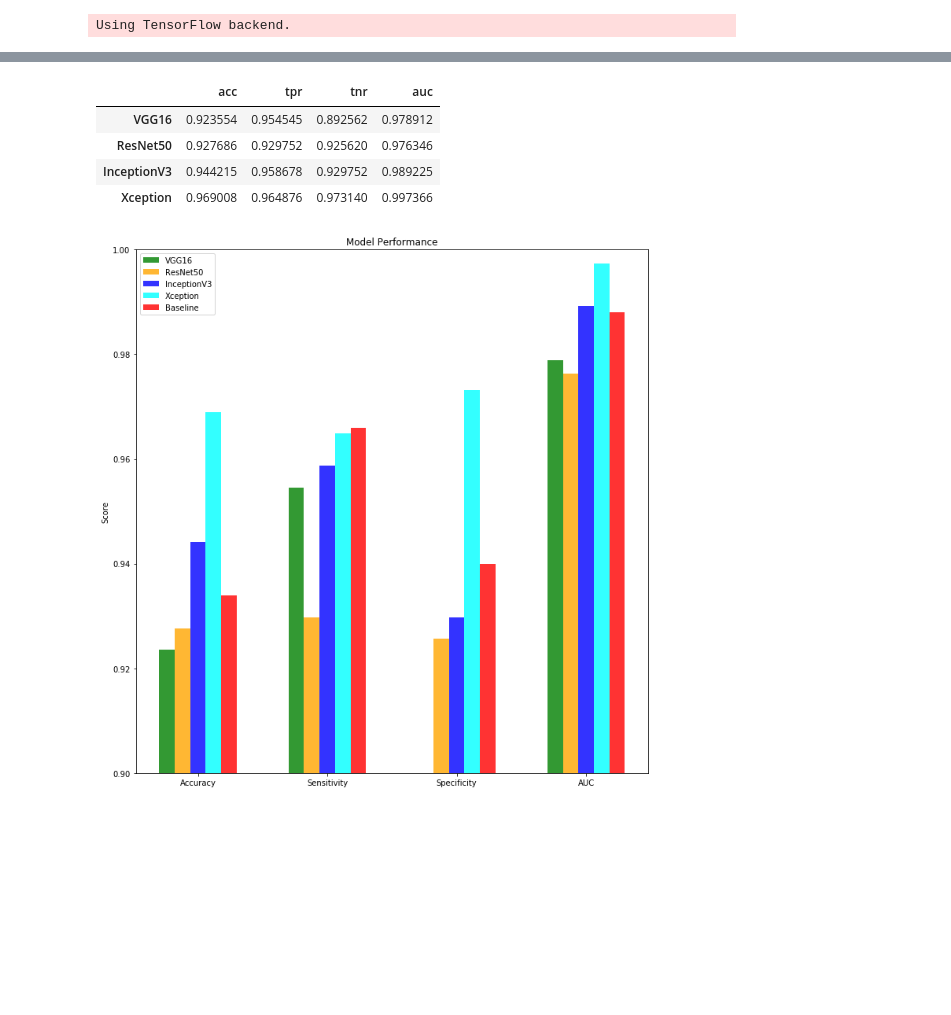
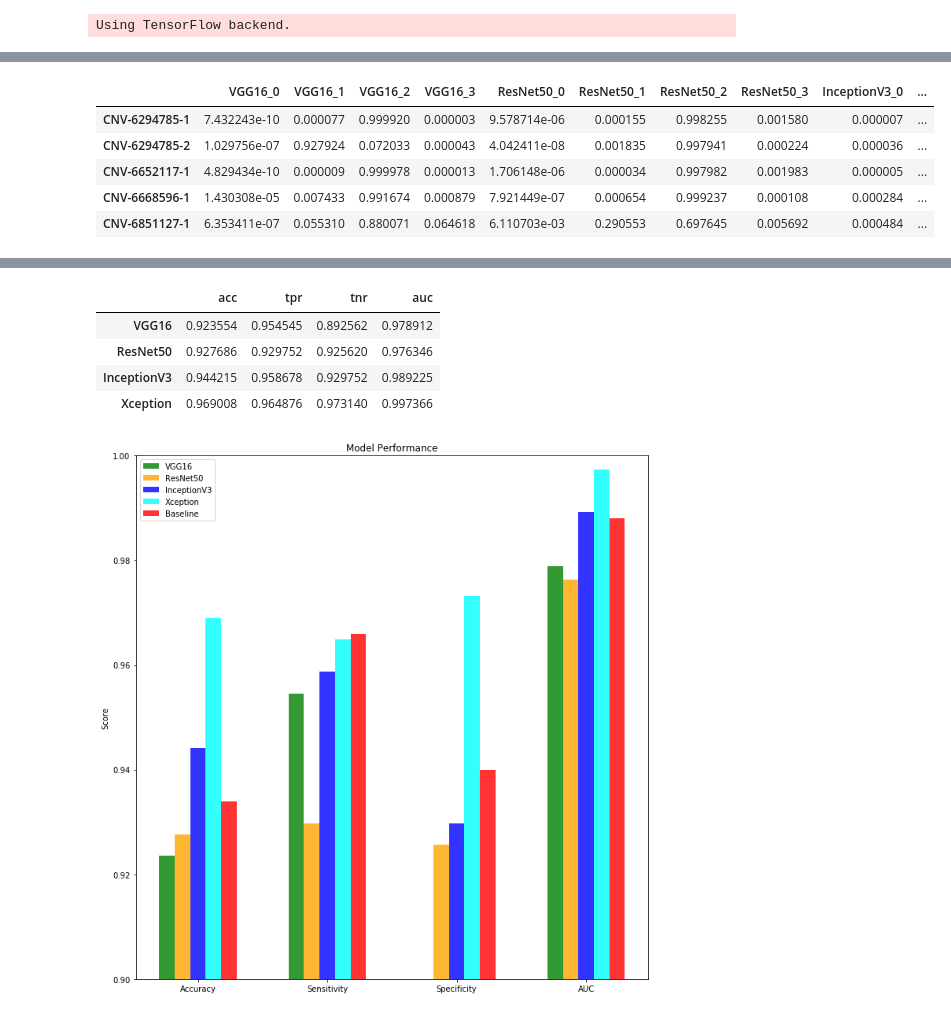
Before and after one commit to amourav/OCT-Image-Classification, a Jupyter notebook: Evaluation/modelComparison/model comparison 4.ipynb, the cells around one changed output, grey strips where cells are left out. Drawn from its saved outputs; the diff is of its cells as text; code cells hidden in the pictures; blank space fills up the shorter version.

```diff
--- a/Evaluation/modelComparison/model comparison 4.ipynb
+++ b/Evaluation/modelComparison/model comparison 4.ipynb
@@ -23,6 +23,12 @@ from evalUtils import plotModelHist, UrgentVRoutne, reportBinaryScores
 # %%
 yTestPath = r"D:\Projects\OCT-Image-Classification\PreprocessedData\preprocessedForCNN\224 x 224\targetData_(224, 224, 3)_test.csv"
 yTrueTest = pd.read_csv(yTestPath, index_col=0)
+# %%
+yValPath = r"D:\Projects\OCT-Image-Classification\PreprocessedData\preprocessedForCNN\224 x 224\targetData_(224, 224, 3)_val.csv"
+yTrueVal = pd.read_csv(yValPath, index_col=0)
+# %%
+yTrnPath = r"D:\Projects\OCT-Image-Classification\PreprocessedData\preprocessedForCNN\299x299\targetData_(299, 299, 3)_train.npy"
+yTrueTrn = np.load(yTrnPath)
 # %%
 modelsPath = r"D:\Projects\OCT-Image-Classification\modelOutput\compareModels4"
 InceptionPath = r"InceptionV3_dataAug_False2019-06-01_20_41_default"
@@ -35,8 +41,12 @@ modelNames = ["VGG16", "ResNet50", "InceptionV3", "Xception"] #
 yLblsUnique = np.unique(yTrueTest.values)
 modelPred = {}
 modelPredDF = pd.DataFrame(index=yTrueTest.index)
+modelValPredDF = pd.DataFrame(index=yTrueVal.index)
+
+modelTrnPredDF = pd.DataFrame(index=np.arange(len(yTrueTrn)))
+
 for i, (expDir, modelName) in enumerate(zip(dirList, modelNames)):
-    print(i, expDir)
+    print(i, expDir, modelName)
     expPath = join(modelsPath, expDir)
     assert(os.path.isdir(expPath))
     histPath = join(expPath, "{}_History.csv".format(modelName))
@@ -45,6 +55,12 @@ for i, (expDir, modelName) in enumerate(zip(dirList, modelNames)):
 
     yTestPredDF = pd.read_csv(join(expPath, "yPredDf__testSet_.csv"), index_col=0)
     modelPredDF.join(yTestPredDF)
+
+    yValPredDf = pd.read_csv(join(expPath, "yPredDf__valSet_.csv"), index_col=0)
+    modelValPredDF = modelValPredDF.join(yValPredDf.filter(regex='{}_'.format(modelName)))
+
+    yTrnPredDf = pd.read_csv(join(expPath, "yPredDf__trainSet_.csv"), index_col=0)
+    modelTrnPredDF = modelTrnPredDF.join(yTrnPredDf.filter(regex='{}_'.format(modelName)))
     '''
     if modelName == "VGG16":
         print('loading yTestPred')
@@ -58,6 +74,7 @@ for i, (expDir, modelName) in enumerate(zip(dirList, modelNames)):
     modelPred[modelName] = yTestPred
 
 modelPredDF['yTrueTest'] = yTrueTest
-
+modelValPredDF['yTrueVal'] = yTrueVal
+modelTrnPredDF['yTrueTrn'] = yTrueTrn
 #modelPredDF['yTrueLbls'] = yTrueTest299
 # %% [output]
@@ -75,0 +91,10 @@ modelNames
+# %%
+modelValPredDF.to_csv(join(thisPath, 'modelPredictionsValData.csv'))
+modelValPredDF.head()
+# %% [output]
+|  | VGG16_0 | VGG16_1 | VGG16_2 | VGG16_3 | ResNet50_0 | ResNet50_1 | ResNet50_2 | ResNet50_3 | InceptionV3_0 | ... |
+| CNV-6294785-1 | 7.432243e-10 | 0.000077 | 0.999920 | 0.000003 | 9.578714e-06 | 0.000155 | 0.998255 | 0.001580 | 0.000007 | ... |
+| CNV-6294785-2 | 1.029756e-07 | 0.927924 | 0.072033 | 0.000043 | 4.042411e-08 | 0.001835 | 0.997941 | 0.000224 | 0.000036 | ... |
+| CNV-6652117-1 | 4.829434e-10 | 0.000009 | 0.999978 | 0.000013 | 1.706148e-06 | 0.000034 | 0.997982 | 0.001983 | 0.000005 | ... |
+| CNV-6668596-1 | 1.430308e-05 | 0.007433 | 0.991674 | 0.000879 | 7.921449e-07 | 0.000654 | 0.999237 | 0.000108 | 0.000284 | ... |
+| CNV-6851127-1 | 6.353411e-07 | 0.055310 | 0.880071 | 0.064618 | 6.110703e-03 | 0.290553 | 0.697645 | 0.005692 | 0.000484 | ... |
```
Also changed, not shown: parts of 11 cells of this notebook, 1 other file.
